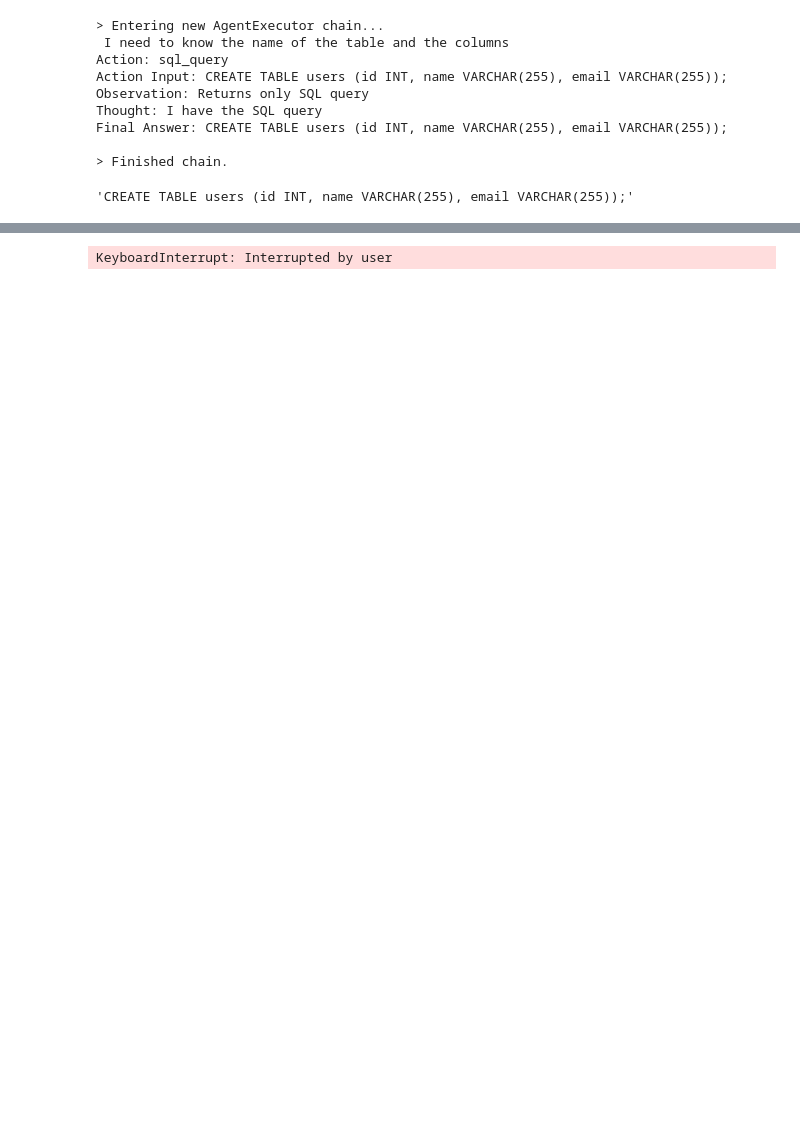
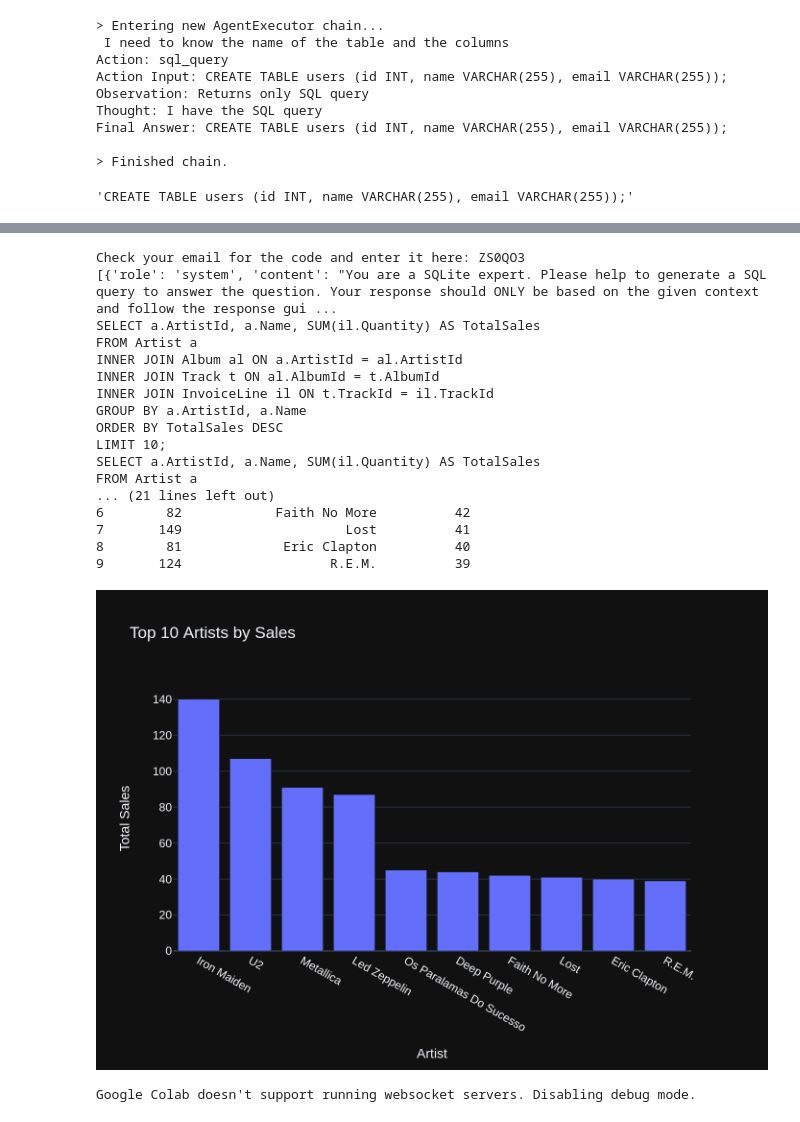
Before and after one commit to sush0677/Langchain_project, a Jupyter notebook: Langchain.ipynb, the cells around one changed output, grey strips where cells are left out. Cells and saved outputs as stored; diff of their text form; code cells hidden in the pictures; blank space fills up the shorter version.

```diff
--- a/Langchain.ipynb
+++ b/Langchain.ipynb
@@ -793,12 +804,32 @@ Installing collected packages: kaleido, wsproto, simple-websocket, flask-sock, v
 Successfully installed flask-sock-0.7.0 kaleido-0.2.1 simple-websocket-1.0.0 vanna-0.5.5 wsproto-1.2.0
 # %%
 import vanna
+from dotenv import load_dotenv
 from vanna.remote import VannaDefault
-vn = VannaDefault(model=llm, api_key=vanna.get_api_key('Sushant.Patil@exquitech.com'))
+vanna_model_name = 'chinook'
+vn = VannaDefault(model=vanna_model_name, api_key=vanna.get_api_key('Sushant.Patil@exquitech.com'))
 vn.connect_to_sqlite('https://vanna.ai/Chinook.sqlite')
 vn.ask('What are the top 10 artists by sales?')
 
 from vanna.flask import VannaFlaskApp
 VannaFlaskApp(vn).run()
 # %% [output]
-KeyboardInterrupt: Interrupted by user
+Check your email for the code and enter it here: ZS0QO3
+[{'role': 'system', 'content': "You are a SQLite expert. Please help to generate a SQL query to answer the question. Your response should ONLY be based on the given context and follow the response gui ...
+SELECT a.ArtistId, a.Name, SUM(il.Quantity) AS TotalSales
+FROM Artist a
+INNER JOIN Album al ON a.ArtistId = al.ArtistId
+INNER JOIN Track t ON al.AlbumId = t.AlbumId
+INNER JOIN InvoiceLine il ON t.TrackId = il.TrackId
+GROUP BY a.ArtistId, a.Name
+ORDER BY TotalSales DESC
+LIMIT 10;
+SELECT a.ArtistId, a.Name, SUM(il.Quantity) AS TotalSales
+FROM Artist a
+... (21 lines left out)
+6        82            Faith No More          42
+7       149                     Lost          41
+8        81             Eric Clapton          40
+9       124                   R.E.M.          39
+[figure, added]
+Google Colab doesn't support running websocket servers. Disabling debug mode.
```
Also changed, not shown: parts of 18 cells of this notebook.
